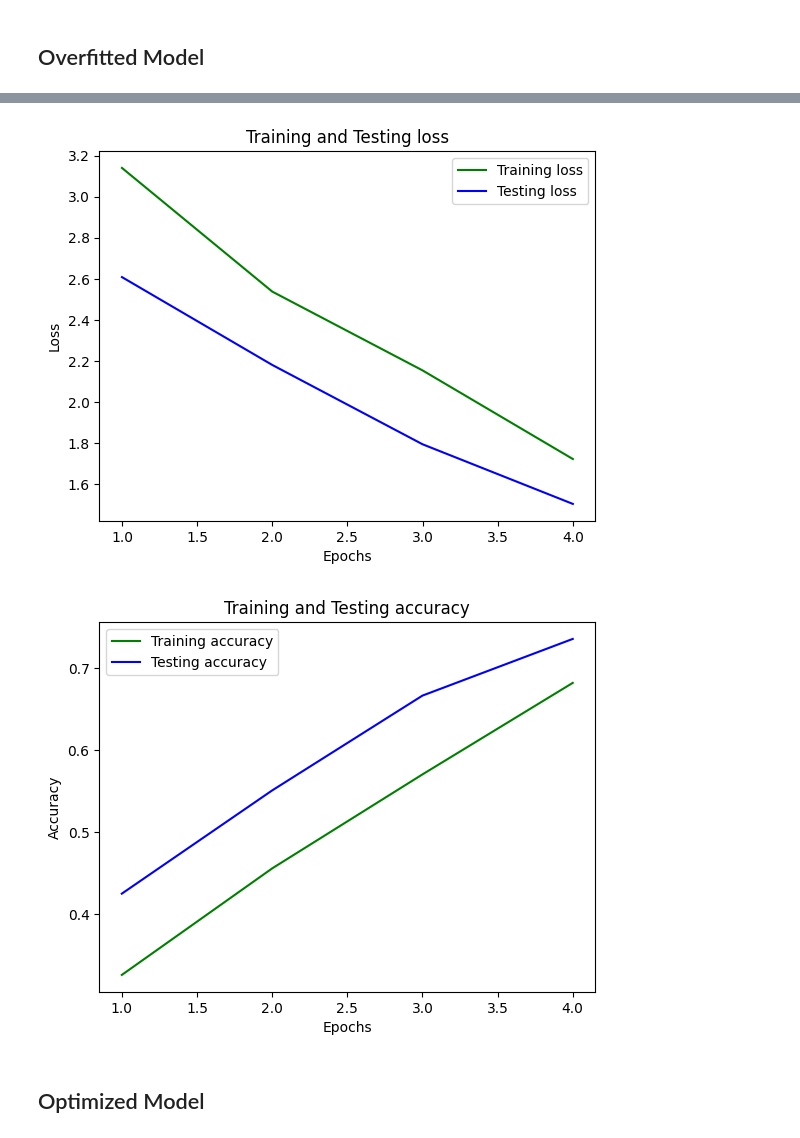
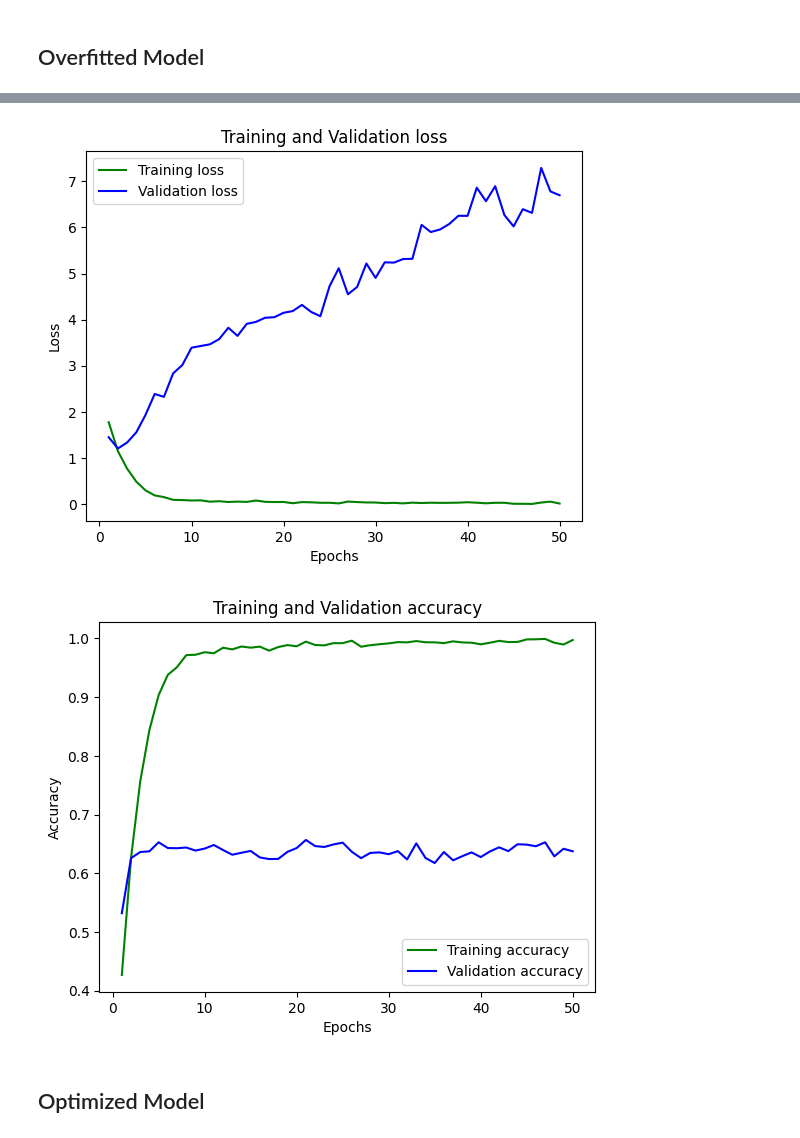
Before and after one commit to DashieTM/pokegpt, a Jupyter notebook: pokegpt.ipynb, the cells around one changed output, grey strips where cells are left out. Drawn from its saved outputs; the diff is of its cells as text; code cells hidden in the pictures.

```diff
--- a/pokegpt.ipynb
+++ b/pokegpt.ipynb
@@ -113,8 +104,8 @@ for image_batch, labels_batch in train_ds:
 # %%
 AUTOTUNE = tf.data.AUTOTUNE
 
-train_ds = train_ds.cache().prefetch(buffer_size=AUTOTUNE)
-test_ds = test_ds.cache().prefetch(buffer_size=AUTOTUNE)
+training_ds = training_ds.cache().prefetch(buffer_size=AUTOTUNE)
+testing_ds = testing_ds.cache().prefetch(buffer_size=AUTOTUNE)
 
 # Dataset.cache keeps the images in memory after they're loaded off disk during the first epoch.
 # This will ensure the dataset does not become a bottleneck while training your model.
@@ -230,8 +268,7 @@ overfitted_model = keras.Sequential([
     layers.Conv2D(256, 3, activation='relu'),
     layers.MaxPooling2D(),
     layers.Flatten(),
-    layers.Dense(1024, activation='relu'),
-    layers.Dense(1024, activation='relu')
+    layers.Dense(num_classes, activation='softmax')
 ])
 # %%
 overfitted_model.compile(
@@ -239,9 +276,3 @@ overfitted_model.compile(
     loss=keras.losses.SparseCategoricalCrossentropy(from_logits=True),
     metrics=['acc']
 )
-# %%
-overfitted_history = overfitted_model.fit(
-    train_ds,
-    validation_data=test_ds,
-    epochs=4
-)
@@ -256,0 +279,8 @@ Epoch 4/4
+# %%
+num_epochs=50
+
+overfitted_history = overfitted_model.fit(
+    training_ds,
+    validation_data=validation_ds,
+    epochs=num_epochs
+)
@@ -281,27 +330,27 @@ loss = overfitted_history.history['loss']
 val_loss = overfitted_history.history['val_loss']
 # %%
 # Plotting training and validation loss
-epochs = range(1,5)
+epochs = range(1,num_epochs+1)
 plt.plot(epochs, loss, 'g', label='Training loss')
-plt.plot(epochs, val_loss, 'b', label='Testing loss')
-plt.title('Training and Testing loss')
+plt.plot(epochs, val_loss, 'b', label='Validation loss')
+plt.title('Training and Validation loss')
 plt.xlabel('Epochs')
 plt.ylabel('Loss')
 plt.legend()
 plt.show()
 # %% [output]
-[figure, old version]
+[figure, new version]
 # %%
 # Plotting training and validation accuracy
 plt.plot(epochs, acc, 'g', label='Training accuracy')
-plt.plot(epochs, val_acc, 'b', label='Testing accuracy')
-plt.title('Training and Testing accuracy')
+plt.plot(epochs, val_acc, 'b', label='Validation accuracy')
+plt.title('Training and Validation accuracy')
 plt.xlabel('Epochs')
 plt.ylabel('Accuracy')
 plt.legend()
 plt.show()
 # %% [output]
-[figure, old version]
+[figure, new version]
 # %% [markdown]
 ## Optimized Model
 # %% [markdown]
```
Also changed, not shown: parts of 75 cells of this notebook.
